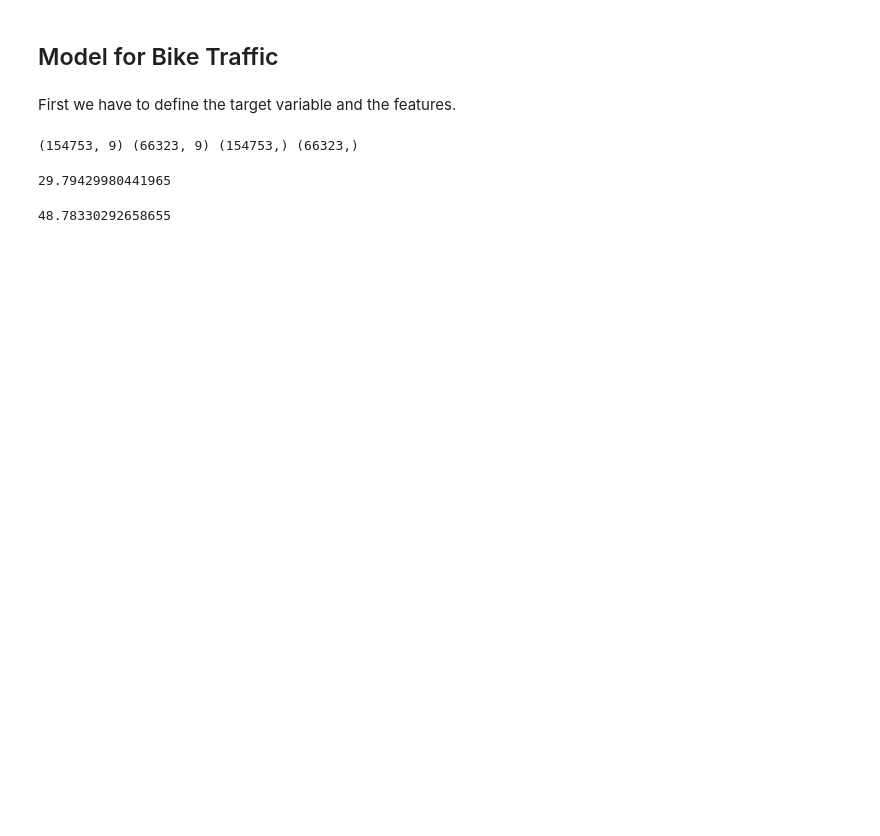
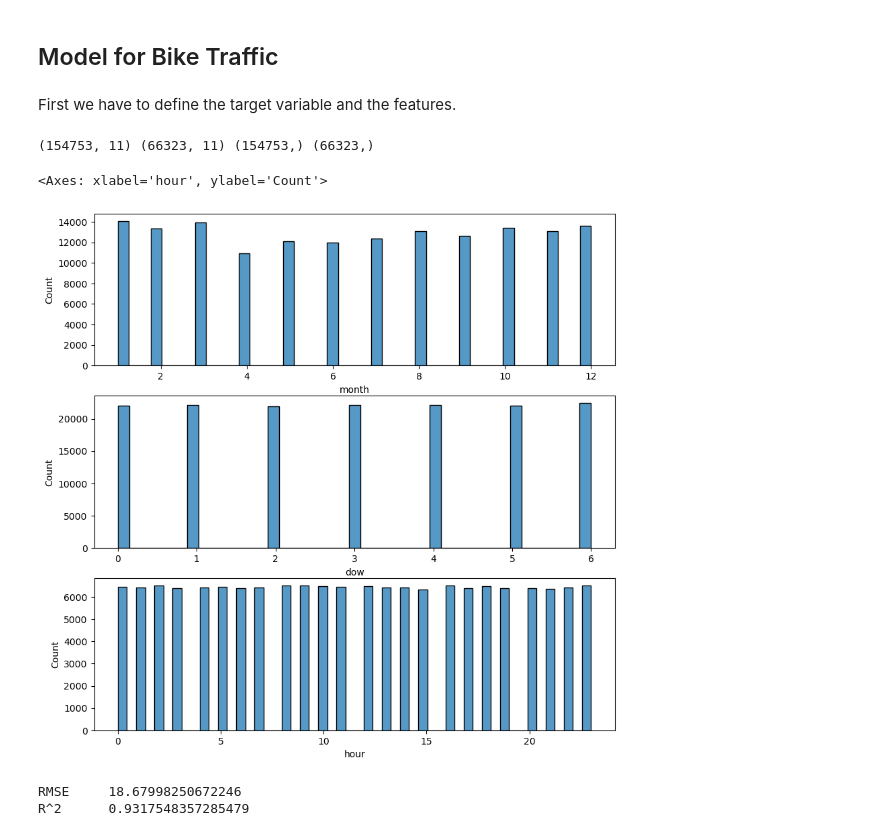
Before and after one commit to Phipsi/esc403, a Jupyter notebook: src/RF/random_forest.ipynb, the cells around one changed output. Drawn from its saved outputs; the diff is of its cells as text; code cells hidden in the pictures; blank space fills up the shorter version.

```diff
--- a/src/RF/random_forest.ipynb
+++ b/src/RF/random_forest.ipynb
@@ -110,3 +112,9 @@ month                int32
 bike_tot           float64
 ped_tot            float64
 dtype: object
+# %%
+# Extract the day of the week from the Date column
+dat['dow'] = pd.to_datetime(dat['Date']).dt.dayofweek
+
+# Check the data
+dat['dow'].head()
@@ -117,7 +132,7 @@ dat.columns
 dat['Standort'] = dat['Standort'].astype('category')
 
 # Select the variables we want to use
-X = dat[['Standort', 'hour', 'month', 'RainDur [min]', 'T [°C]', 'Hr [%Hr]', 'WD [°]', 'WVs [m/s]', 'p [hPa]']]
+X = dat[['Standort', 'hour', 'month', 'RainDur [min]', 'T [°C]', 'Hr [%Hr]', 'WD [°]', 'WVs [m/s]', 'p [hPa]', 'dow', 'AnzBestWir']]
 y_bike = dat['bike_tot']
 y_ped = dat['ped_tot']
 # %% [markdown]
@@ -131,6 +146,15 @@ X_train, X_test, y_train, y_test = train_test_split(X, y_bike, test_size=0.3, ra
 # Check the shapes of the data
 print(X_train.shape, X_test.shape, y_train.shape, y_test.shape)
 # %% [output]
-(154753, 9) (66323, 9) (154753,) (66323,)
+(154753, 11) (66323, 11) (154753,) (66323,)
+# %%
+# Plot the distribution of the months, weekdays and hours in seperate plots
+fig, ax = plt.subplots(3, 1, figsize=(10, 10))
+sns.histplot(X_train['month'], ax=ax[0])
+sns.histplot(X_train['dow'], ax=ax[1])
+sns.histplot(X_train['hour'], ax=ax[2])
+# %% [output]
+<Axes: xlabel='hour', ylabel='Count'>
+[figure, added]
 # %%
 # Fit the model
@@ -141,10 +165,10 @@ RF_bike = model.fit(X_train, y_train)
 y_pred = RF_bike.predict(X_test)
 
 # Calculate the root mean squared error (RMSE)
-np.sqrt(mean_squared_error(y_test, y_pred))
+print("RMSE \t", np.sqrt(mean_squared_error(y_test, y_pred)))
+
+# Calculate the R2 score
+print("R^2 \t", r2_score(y_test, y_pred))
 # %% [output]
-29.79429980441965
+RMSE     18.67998250672246
+R^2      0.9317548357285479
-# %%
-np.mean(y_test)
-# %% [output]
-48.78330292658655
```
Also changed, not shown: parts of 19 cells of this notebook.
